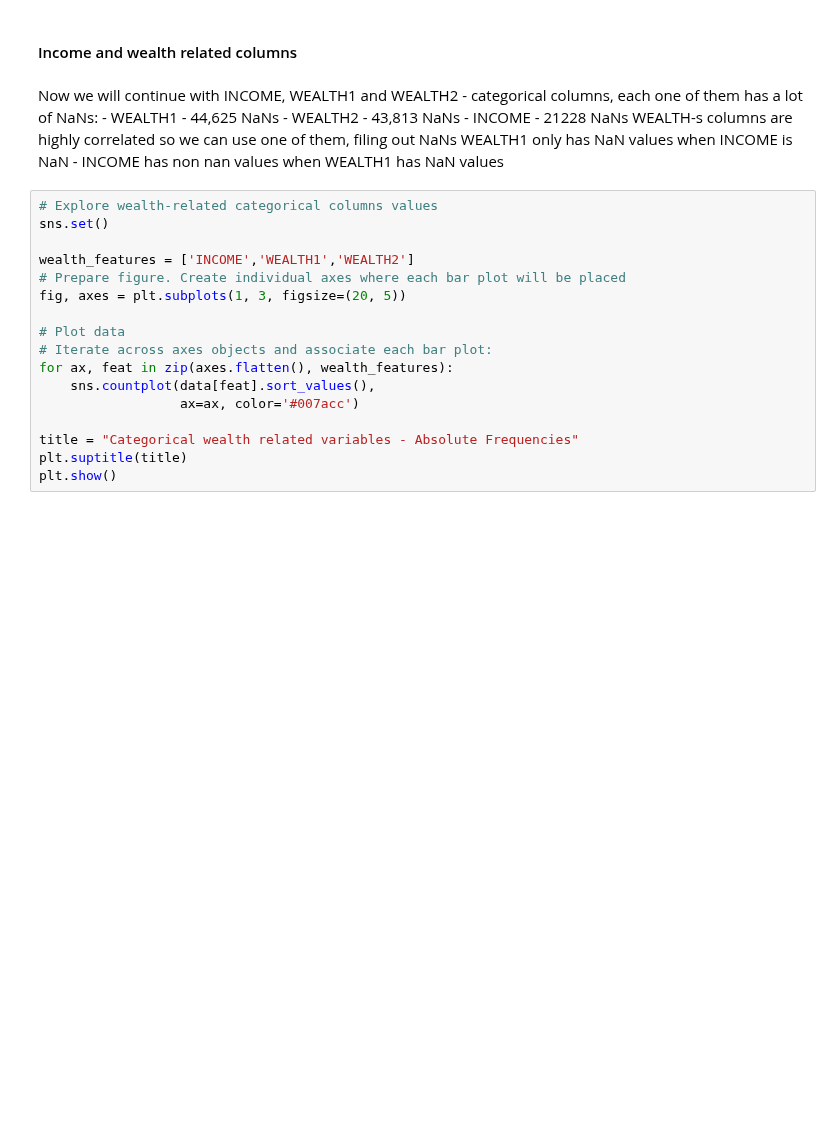
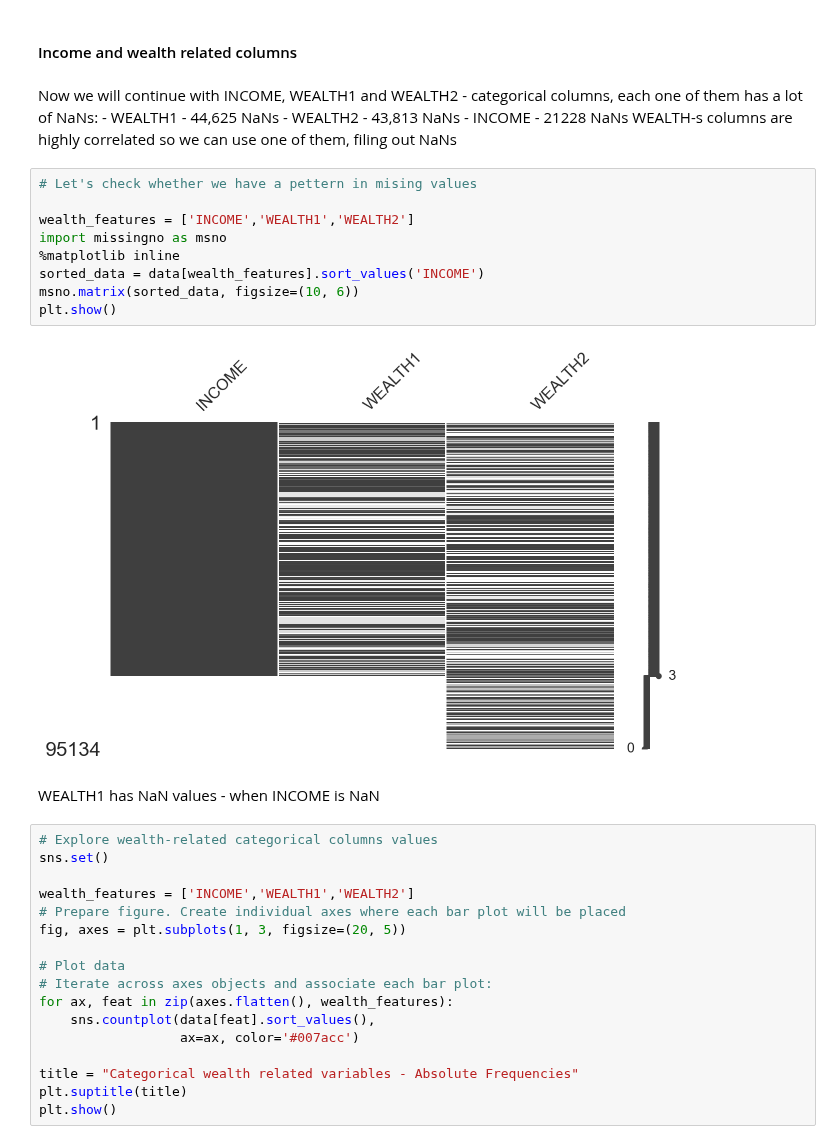
Before and after one commit to fredericosantos/ims_DM_Project, a Jupyter notebook: svitlana_new.ipynb, the cells around one changed output. Drawn from its saved outputs; the diff is of its cells as text; blank space fills up the shorter version.

```diff
--- a/svitlana_new.ipynb
+++ b/svitlana_new.ipynb
@@ -325,7 +325,19 @@ Now we will continue with INCOME, WEALTH1 and WEALTH2 - categorical columns, eac
     - WEALTH2 - 43,813 NaNs
     - INCOME - 21228 NaNs
 WEALTH-s columns are highly correlated so we can use one of them, filing out NaNs
-WEALTH1 only has NaN values when INCOME is NaN - INCOME has non nan values when WEALTH1 has NaN values
+# %%
+# Let's check whether we have a pettern in mising values
+
+wealth_features = ['INCOME','WEALTH1','WEALTH2']
+import missingno as msno
+%matplotlib inline
+sorted_data = data[wealth_features].sort_values('INCOME')
+msno.matrix(sorted_data, figsize=(10, 6))
+plt.show()
+# %% [output]
+[figure, added]
+# %% [markdown]
+WEALTH1 has NaN values - when INCOME is NaN
 # %%
 # Explore wealth-related categorical columns values
 sns.set()
```
Also changed, not shown: parts of 5 cells of this notebook.
